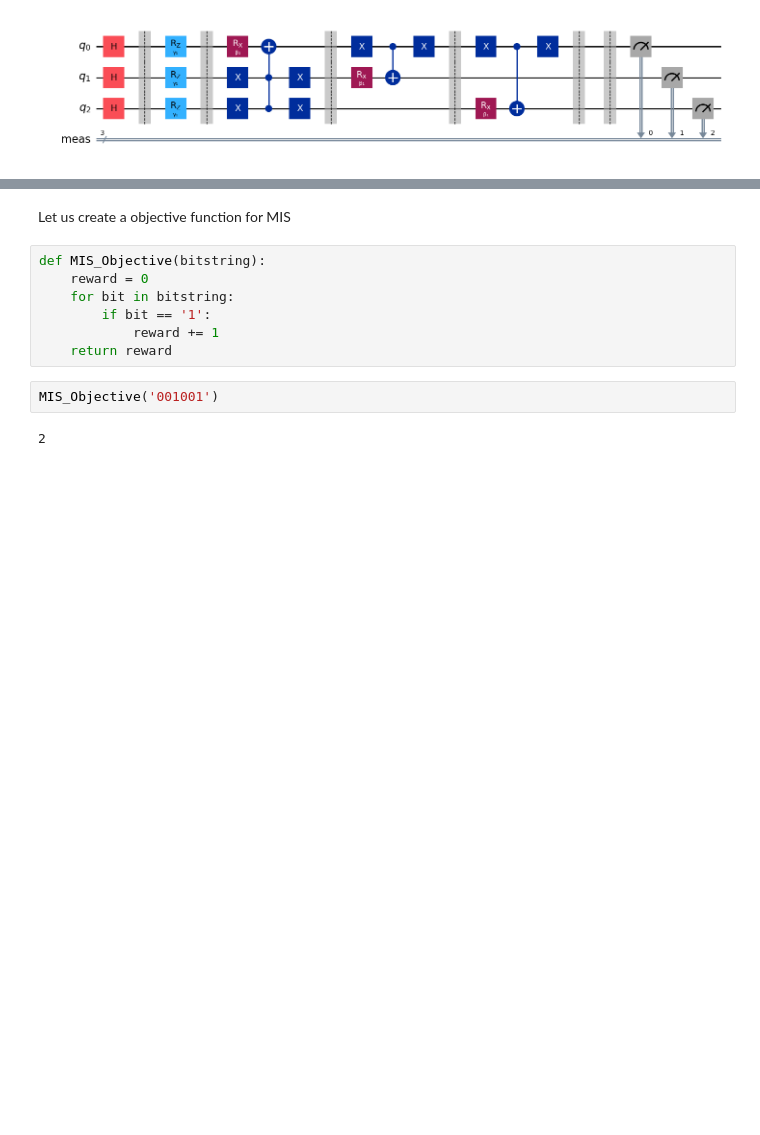
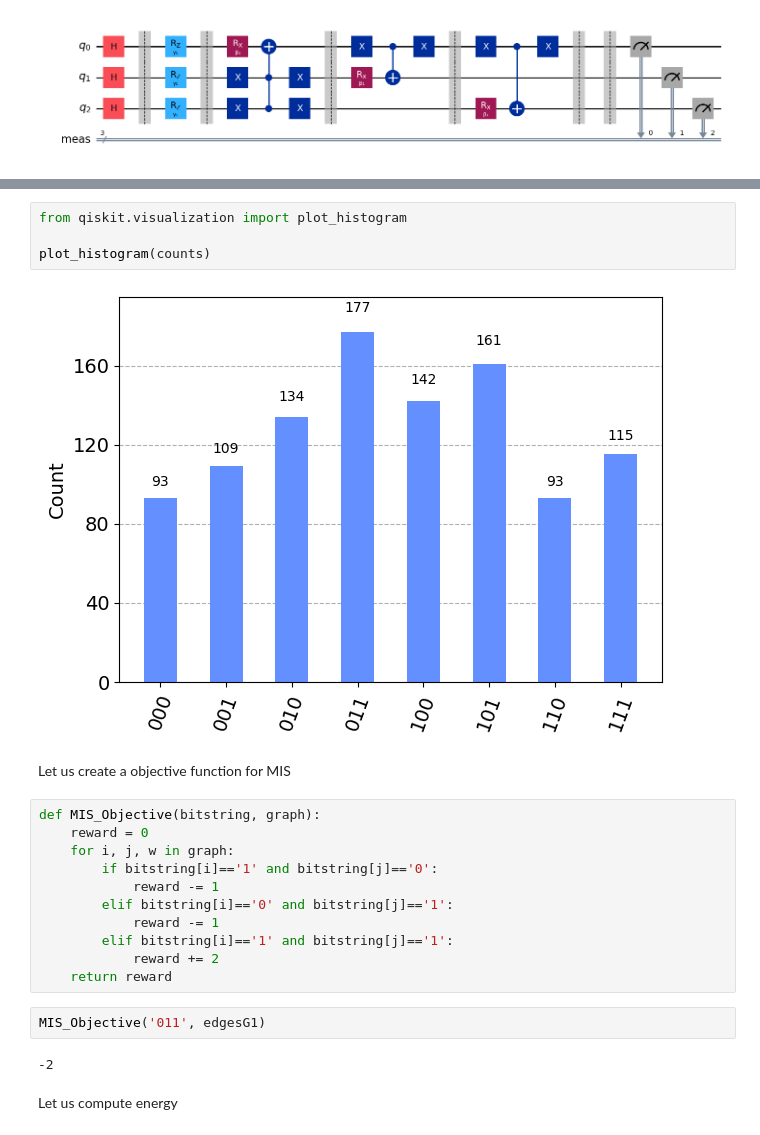
Before and after one commit to Matrixmang0/MIS-QAOA, a Jupyter notebook: Untitled.ipynb, the cells around one changed output, grey strips where cells are left out. Cells and saved outputs as stored; diff of their text form; blank space fills up the shorter version.

```diff
--- a/Untitled.ipynb
+++ b/Untitled.ipynb
@@ -262,13 +377,25 @@ qc.draw('mpl')
+# %%
+from qiskit.visualization import plot_histogram
+
+plot_histogram(counts)
+# %% [output]
+[figure, added]
 # %% [markdown]
 Let us create a objective function for MIS
 # %%
-def MIS_Objective(bitstring):
+def MIS_Objective(bitstring, graph):
     reward = 0
-    for bit in bitstring:
-        if bit == '1':
-            reward += 1
+    for i, j, w in graph:
+        if bitstring[i]=='1' and bitstring[j]=='0':
+            reward -= 1
+        elif bitstring[i]=='0' and bitstring[j]=='1':
+            reward -= 1
+        elif bitstring[i]=='1' and bitstring[j]=='1':
+            reward += 2
     return reward
 # %%
-MIS_Objective('001001')
+MIS_Objective('011', edgesG1)
 # %% [output]
-2
+-2
+# %% [markdown]
+Let us compute energy
```
Also changed, not shown: parts of 14 cells of this notebook, 1 other file.
